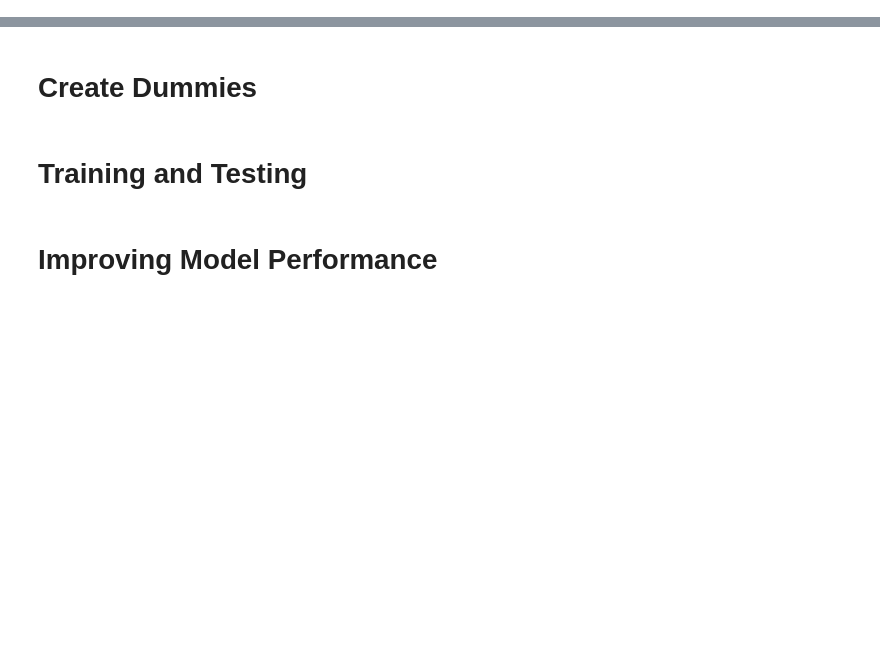
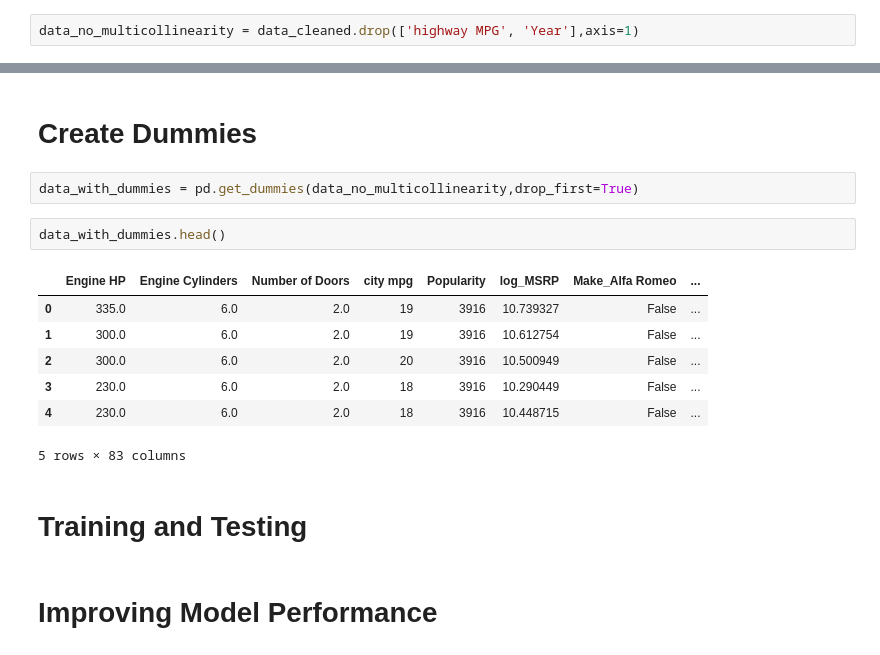
Before and after one commit to justinejoka/Scikit_learn_Car_Prediction, a Jupyter notebook: car-price-prediction-with-scikit-learn.ipynb, the cells around one changed output, grey strips where cells are left out. Cells and saved outputs as stored; diff of their text form; blank space fills up the shorter version.

```diff
--- a/car-price-prediction-with-scikit-learn.ipynb
+++ b/car-price-prediction-with-scikit-learn.ipynb
@@ -364,0 +374,2 @@ vif["features"] = variables.columns
+# %%
+data_no_multicollinearity = data_cleaned.drop(['highway MPG', 'Year'],axis=1)
@@ -373,5 +396,17 @@ vif
 # %% [markdown]
 # Create Dummies
+# %%
+data_with_dummies = pd.get_dummies(data_no_multicollinearity,drop_first=True)
+# %%
+data_with_dummies.head()
+# %% [output]
+|  | Engine HP | Engine Cylinders | Number of Doors | city mpg | Popularity | log_MSRP | Make_Alfa Romeo | ... |
+| 0 | 335.0 | 6.0 | 2.0 | 19 | 3916 | 10.739327 | False | ... |
+| 1 | 300.0 | 6.0 | 2.0 | 19 | 3916 | 10.612754 | False | ... |
+| 2 | 300.0 | 6.0 | 2.0 | 20 | 3916 | 10.500949 | False | ... |
+| 3 | 230.0 | 6.0 | 2.0 | 18 | 3916 | 10.290449 | False | ... |
+| 4 | 230.0 | 6.0 | 2.0 | 18 | 3916 | 10.448715 | False | ... |
+5 rows × 83 columns
 # %% [markdown]
 # Training and Testing
 # %% [markdown]
```
Also changed, not shown: parts of 5 cells of this notebook.
